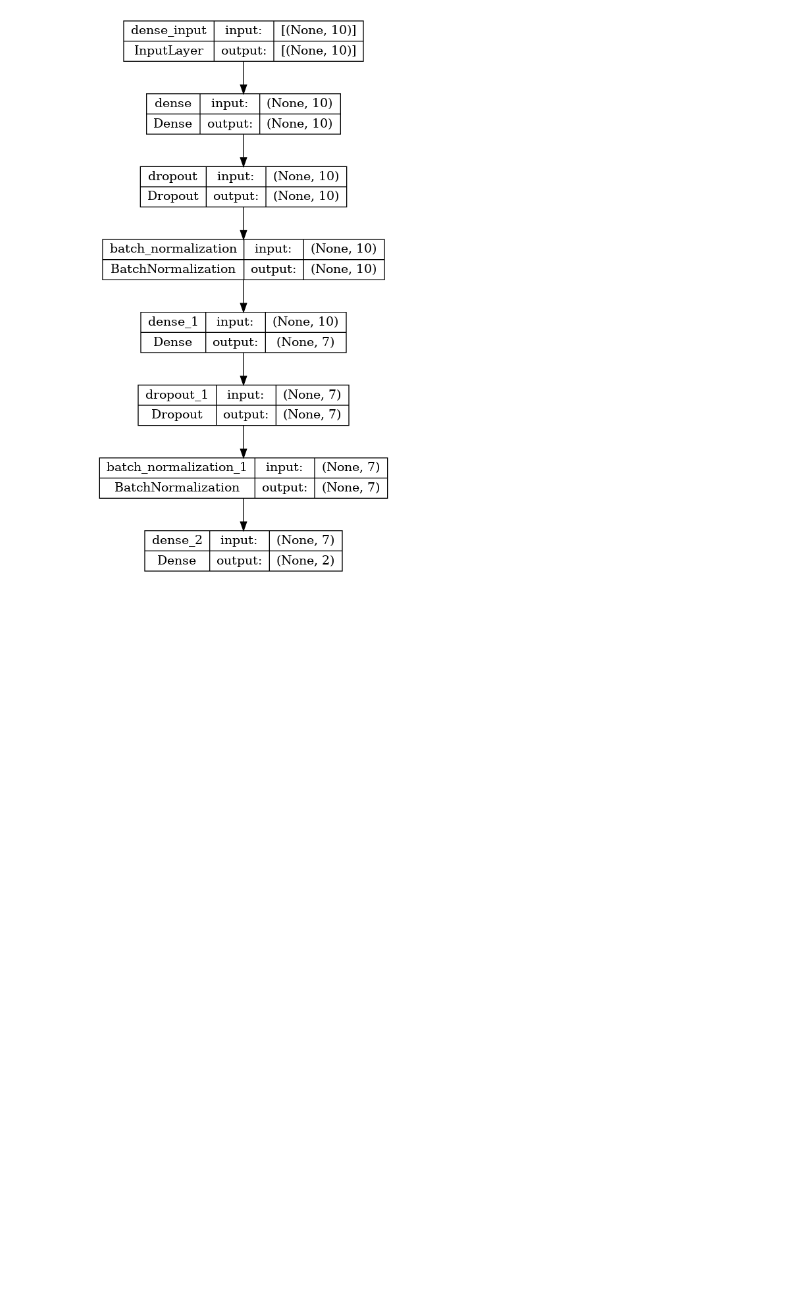
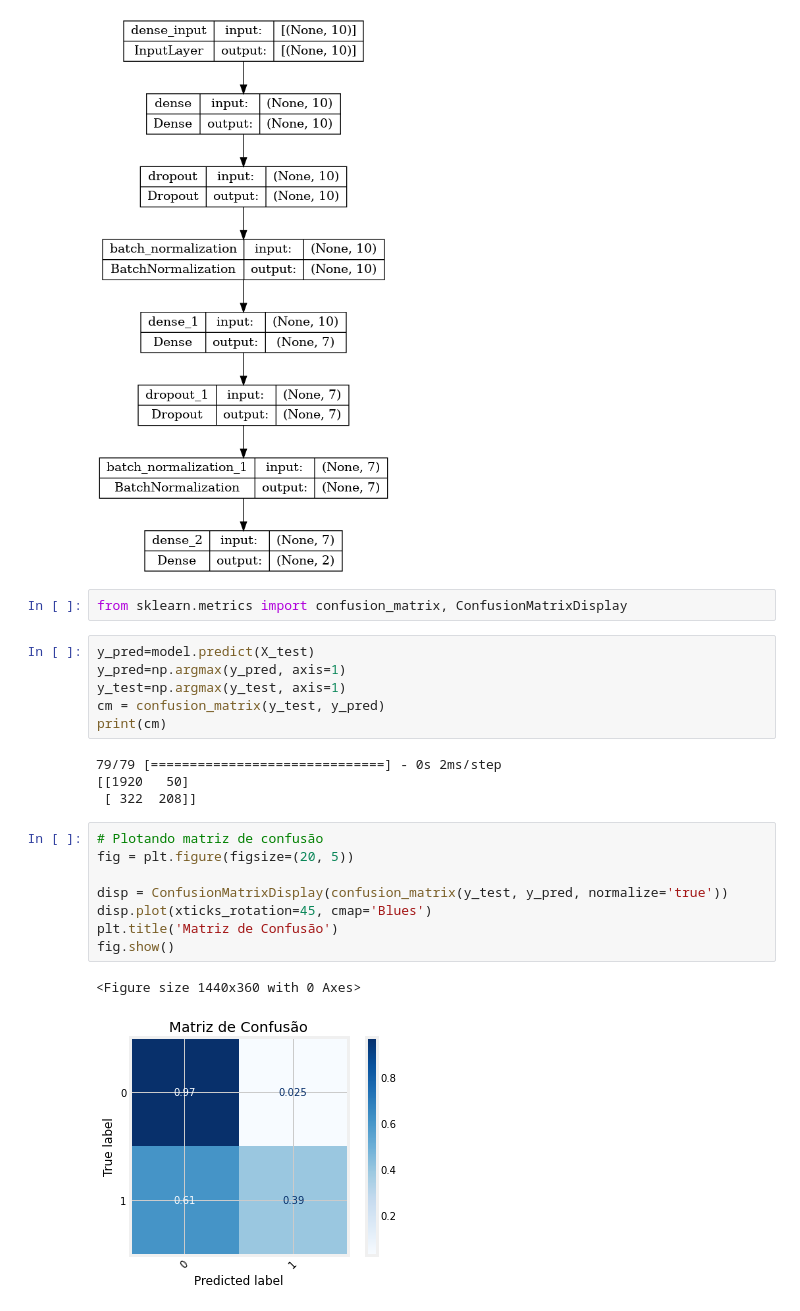
Before and after one commit to laryssastephanie/Aulas_Unifil, a Jupyter notebook: ciencia_de_dados/Atividade_3/Analise_churn.ipynb, the cells around one changed output. Drawn from its saved outputs; the diff is of its cells as text; blank space fills up the shorter version.

```diff
--- a/ciencia_de_dados/Atividade_3/Analise_churn.ipynb
+++ b/ciencia_de_dados/Atividade_3/Analise_churn.ipynb
@@ -345,3 +343,26 @@ from tensorflow.keras.utils import plot_model
 plot_model(model, show_shapes = True)
 # %% [output]
 [figure]
+# %%
+from sklearn.metrics import confusion_matrix, ConfusionMatrixDisplay
+# %%
+y_pred=model.predict(X_test)
+y_pred=np.argmax(y_pred, axis=1)
+y_test=np.argmax(y_test, axis=1)
+cm = confusion_matrix(y_test, y_pred)
+print(cm)
+# %% [output]
+79/79 [==============================] - 0s 2ms/step
+[[1920   50]
+ [ 322  208]]
+# %%
+# Plotando matriz de confusão
+fig = plt.figure(figsize=(20, 5))
+
+disp = ConfusionMatrixDisplay(confusion_matrix(y_test, y_pred, normalize='true'))
+disp.plot(xticks_rotation=45, cmap='Blues')
+plt.title('Matriz de Confusão')
+fig.show()
+# %% [output]
+<Figure size 1440x360 with 0 Axes>
+[figure, added]
```
Also changed, not shown: parts of 5 cells of this notebook, 1 other file.
